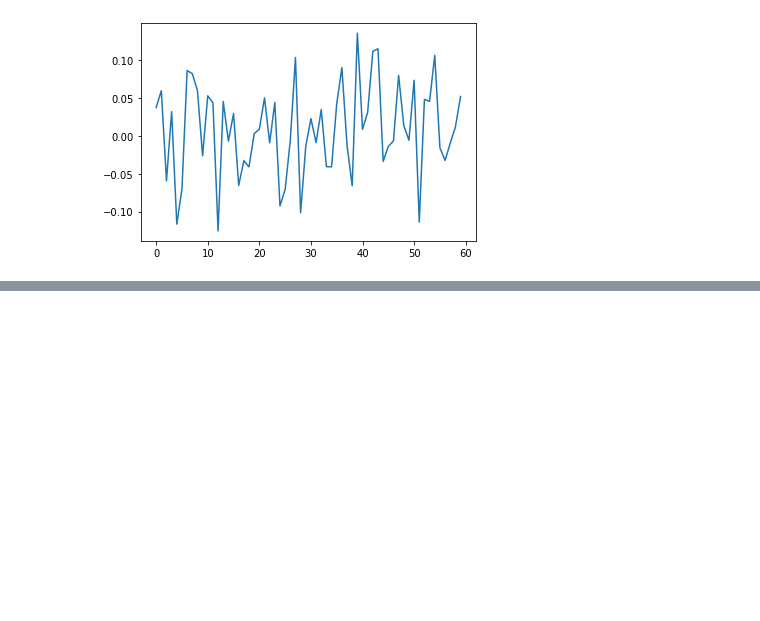
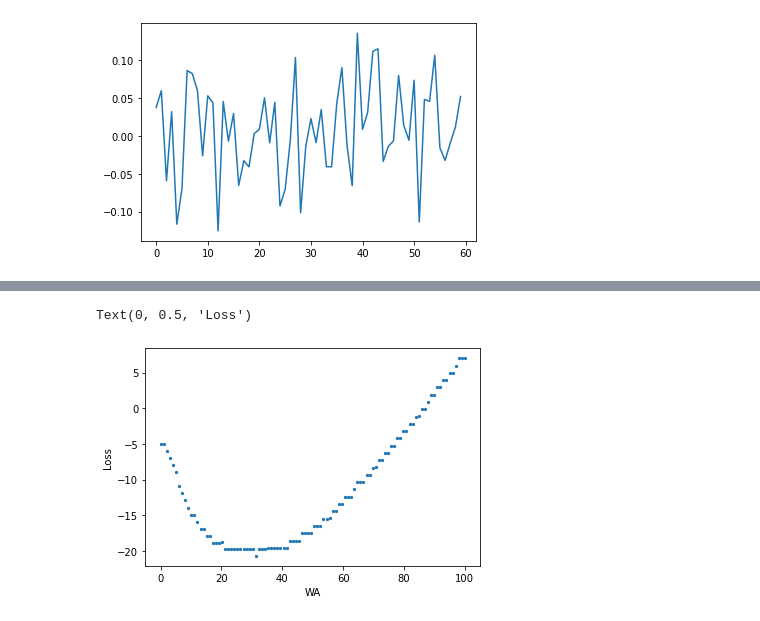
Before and after one commit to naiades-jsi/Carouge, a Jupyter notebook: notebooks/Flowerbed simulation.ipynb, the cells around one changed output, grey strips where cells are left out. Cells and saved outputs as stored; diff of their text form; code cells hidden in the pictures; blank space fills up the shorter version.

```diff
--- a/notebooks/Flowerbed simulation.ipynb
+++ b/notebooks/Flowerbed simulation.ipynb
@@ -222,0 +254,7 @@ array([1.02, 2.98])
+# %%
+plt.scatter(WAs, Losses, s = 5)
+plt.xlabel('WA')
+plt.ylabel('Loss')
+# %% [output]
+Text(0, 0.5, 'Loss')
+[figure, added]
```
Also changed, not shown: parts of 5 cells of this notebook, 6 other files.
